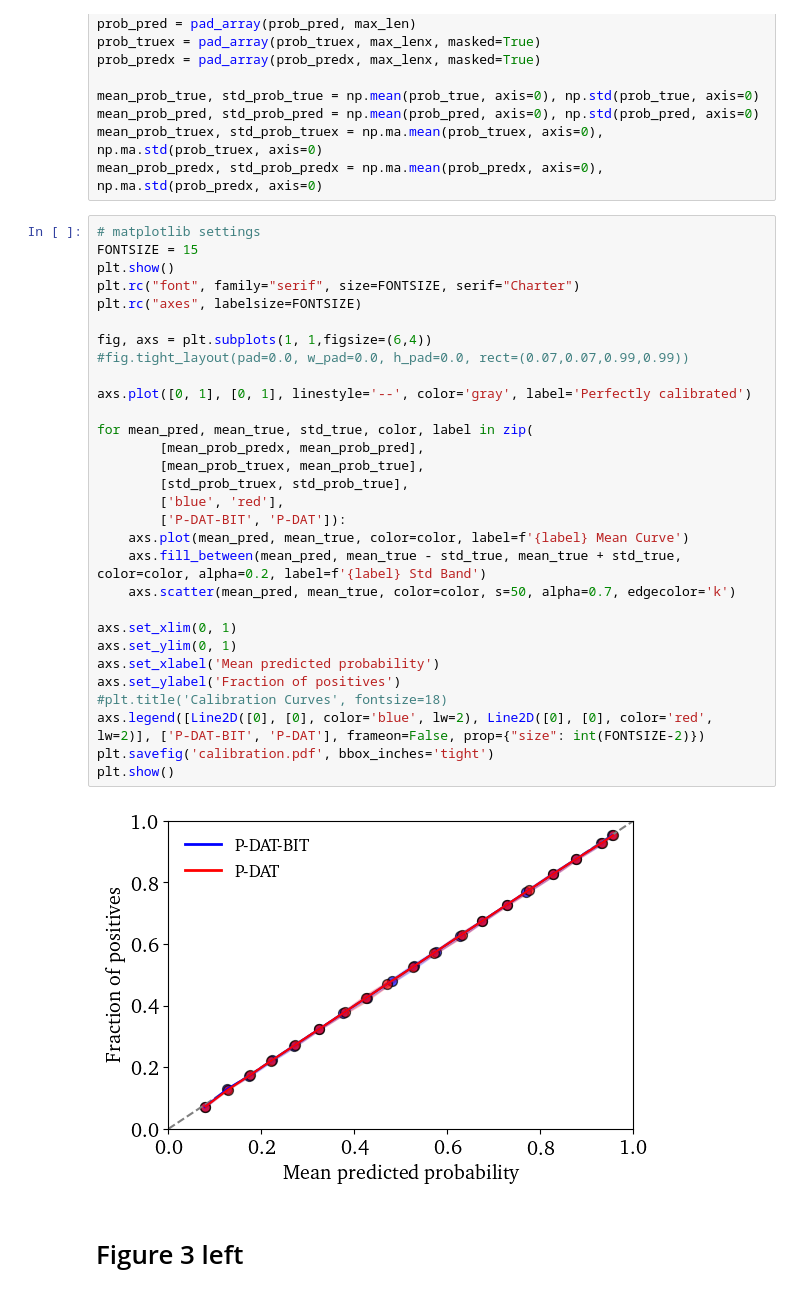
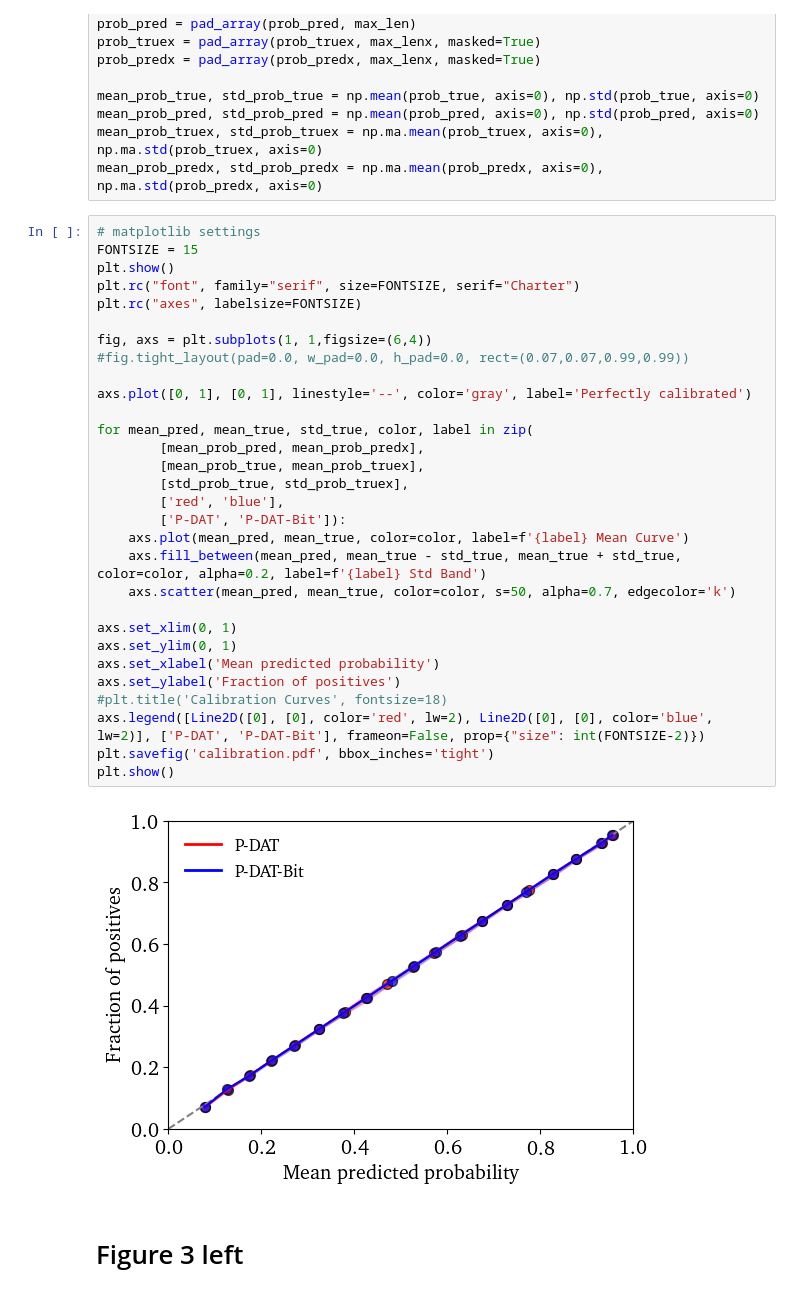
Before and after one commit to ramonpeter/hep-bitnet, a Jupyter notebook: plots_data/plots_rw.ipynb, the cells around one changed output. Drawn from its saved outputs; the diff is of its cells as text.

Commit message:
Update plotting script and gitignore

```diff
--- a/plots_data/plots_rw.ipynb
+++ b/plots_data/plots_rw.ipynb
@@ -66,35 +66,35 @@ mean_prob_predx, std_prob_predx = np.ma.mean(prob_predx, axis=0), np.ma.std(prob
 # %%
 # matplotlib settings
 FONTSIZE = 15
 plt.show()
 plt.rc("font", family="serif", size=FONTSIZE, serif="Charter")
 plt.rc("axes", labelsize=FONTSIZE)
 
 fig, axs = plt.subplots(1, 1,figsize=(6,4))
 #fig.tight_layout(pad=0.0, w_pad=0.0, h_pad=0.0, rect=(0.07,0.07,0.99,0.99))
 
 axs.plot([0, 1], [0, 1], linestyle='--', color='gray', label='Perfectly calibrated')
 
 for mean_pred, mean_true, std_true, color, label in zip(
-        [mean_prob_predx, mean_prob_pred],
-        [mean_prob_truex, mean_prob_true],
-        [std_prob_truex, std_prob_true],
-        ['blue', 'red'],
-        ['P-DAT-BIT', 'P-DAT']):
+        [mean_prob_pred, mean_prob_predx],
+        [mean_prob_true, mean_prob_truex],
+        [std_prob_true, std_prob_truex],
+        ['red', 'blue'],
+        ['P-DAT', 'P-DAT-Bit']):
     axs.plot(mean_pred, mean_true, color=color, label=f'{label} Mean Curve')
     axs.fill_between(mean_pred, mean_true - std_true, mean_true + std_true, color=color, alpha=0.2, label=f'{label} Std Band')
     axs.scatter(mean_pred, mean_true, color=color, s=50, alpha=0.7, edgecolor='k')
 
 axs.set_xlim(0, 1)
 axs.set_ylim(0, 1)
 axs.set_xlabel('Mean predicted probability')
 axs.set_ylabel('Fraction of positives')
 #plt.title('Calibration Curves', fontsize=18)
-axs.legend([Line2D([0], [0], color='blue', lw=2), Line2D([0], [0], color='red', lw=2)], ['P-DAT-BIT', 'P-DAT'], frameon=False, prop={"size": int(FONTSIZE-2)})
+axs.legend([Line2D([0], [0], color='red', lw=2), Line2D([0], [0], color='blue', lw=2)], ['P-DAT', 'P-DAT-Bit'], frameon=False, prop={"size": int(FONTSIZE-2)})
 plt.savefig('calibration.pdf', bbox_inches='tight')
 plt.show()
 # %% [output]
-[figure, old version]
+[figure, new version]
 # %% [markdown]
 # Figure 3 left
 # %%
```
Also changed, not shown: 1 other file.
